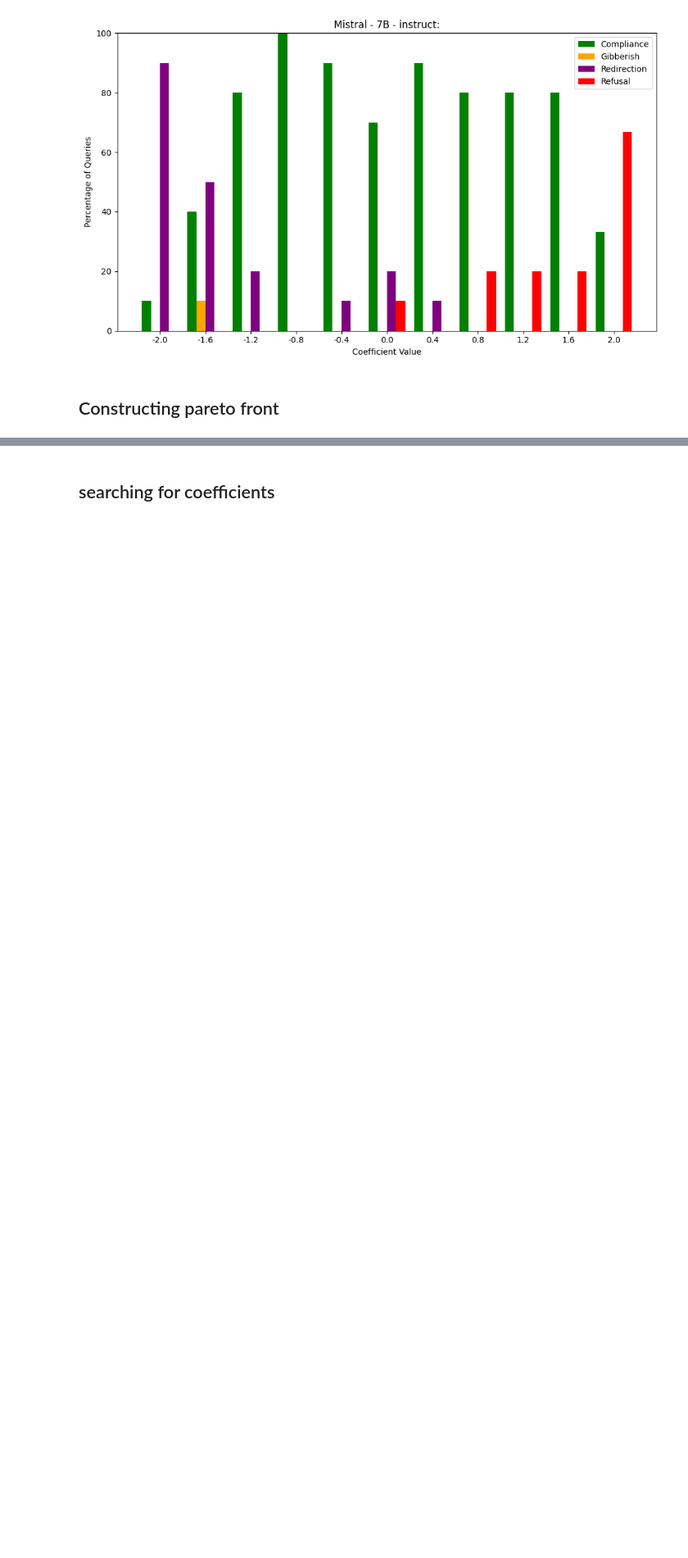
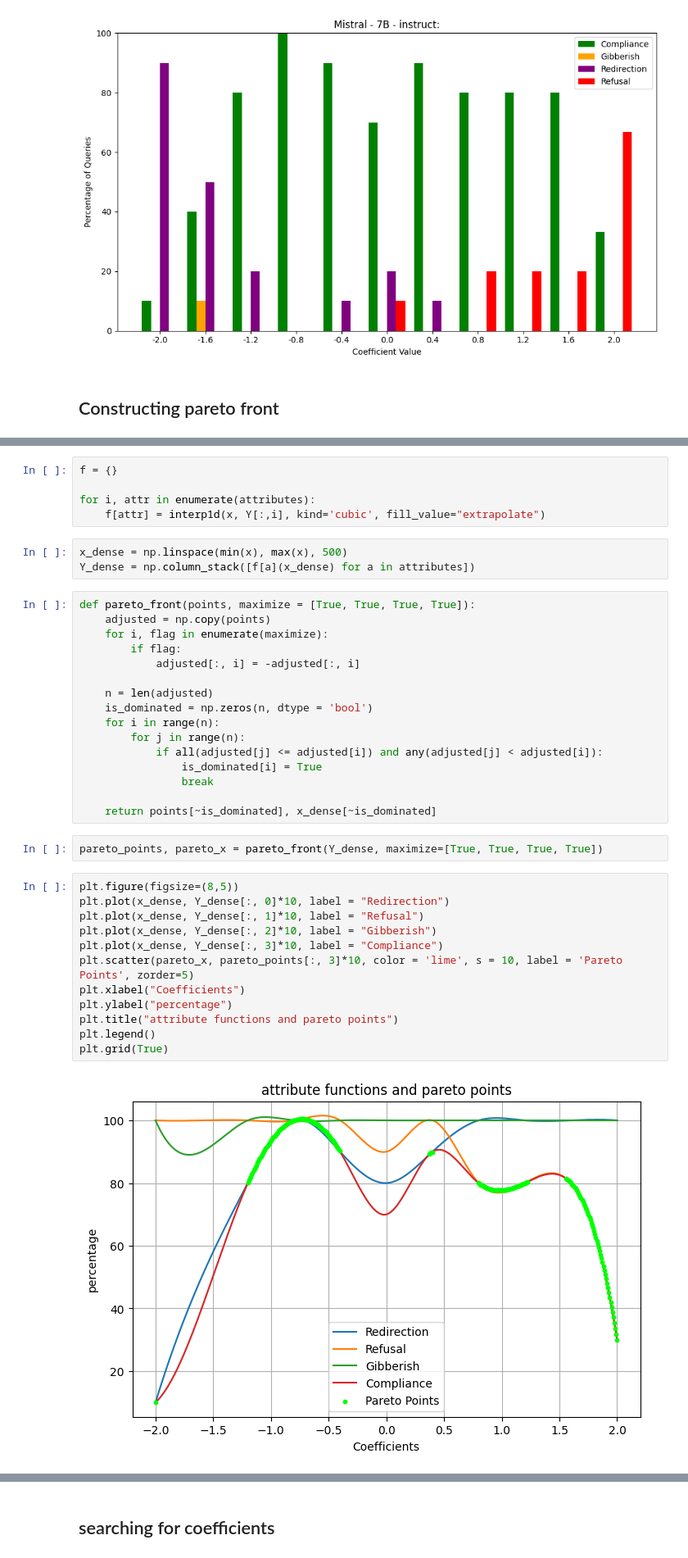
Before and after one commit to abhijith183/my-jb-experiments, a Jupyter notebook: breaking-bad-new.ipynb, the cells around one changed output, grey strips where cells are left out. Shown: that part at 82% size. Saved outputs shown, nothing was run; the diff lists cells and outputs as text; blank space fills up the shorter version.

Commit message:
updated pareto

```diff
--- a/breaking-bad-new.ipynb
+++ b/breaking-bad-new.ipynb
@@ -290,0 +423,40 @@ plt.show()
+# %%
+f = {}
+
+for i, attr in enumerate(attributes):
+    f[attr] = interp1d(x, Y[:,i], kind='cubic', fill_value="extrapolate")
+# %%
+x_dense = np.linspace(min(x), max(x), 500)
+Y_dense = np.column_stack([f[a](x_dense) for a in attributes])
+# %%
+def pareto_front(points, maximize = [True, True, True, True]):
+    adjusted = np.copy(points)
+    for i, flag in enumerate(maximize):
+        if flag:
+            adjusted[:, i] = -adjusted[:, i]
+
+    n = len(adjusted)
+    is_dominated = np.zeros(n, dtype = 'bool')
+    for i in range(n):
+        for j in range(n):
+            if all(adjusted[j] <= adjusted[i]) and any(adjusted[j] < adjusted[i]):
+                is_dominated[i] = True
+                break
+
+    return points[~is_dominated], x_dense[~is_dominated]
+# %%
+pareto_points, pareto_x = pareto_front(Y_dense, maximize=[True, True, True, True])
+# %%
+plt.figure(figsize=(8,5))
+plt.plot(x_dense, Y_dense[:, 0]*10, label = "Redirection")
+plt.plot(x_dense, Y_dense[:, 1]*10, label = "Refusal")
+plt.plot(x_dense, Y_dense[:, 2]*10, label = "Gibberish")
+plt.plot(x_dense, Y_dense[:, 3]*10, label = "Compliance")
+plt.scatter(pareto_x, pareto_points[:, 3]*10, color = 'lime', s = 10, label = 'Pareto Points', zorder=5)
+plt.xlabel("Coefficients")
+plt.ylabel("percentage")
+plt.title("attribute functions and pareto points")
+plt.legend()
+plt.grid(True)
+# %% [output]
+[figure, added]
```
Also changed, not shown: parts of 12 cells of this notebook.
